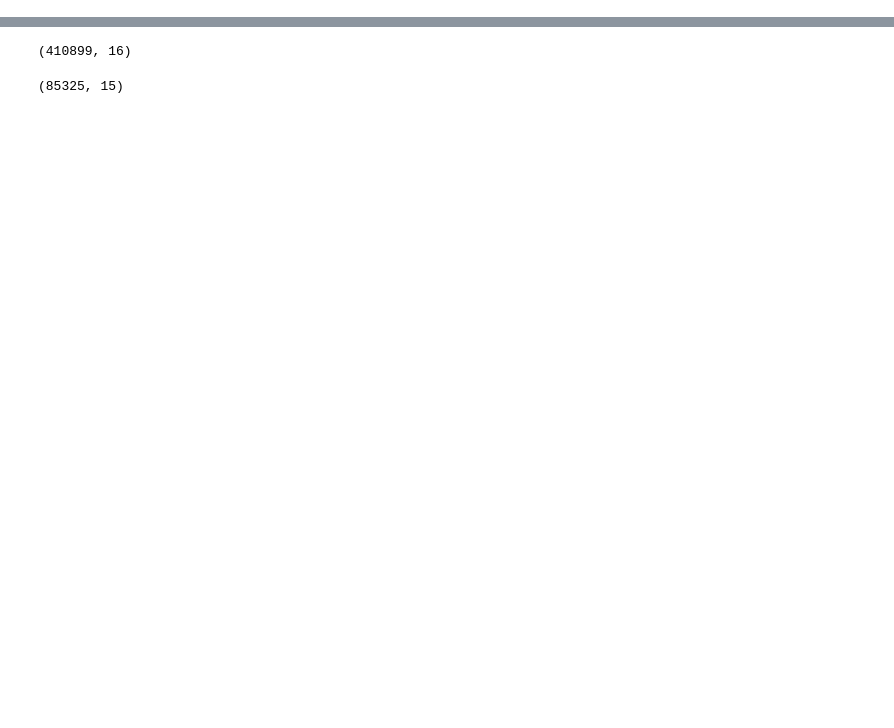
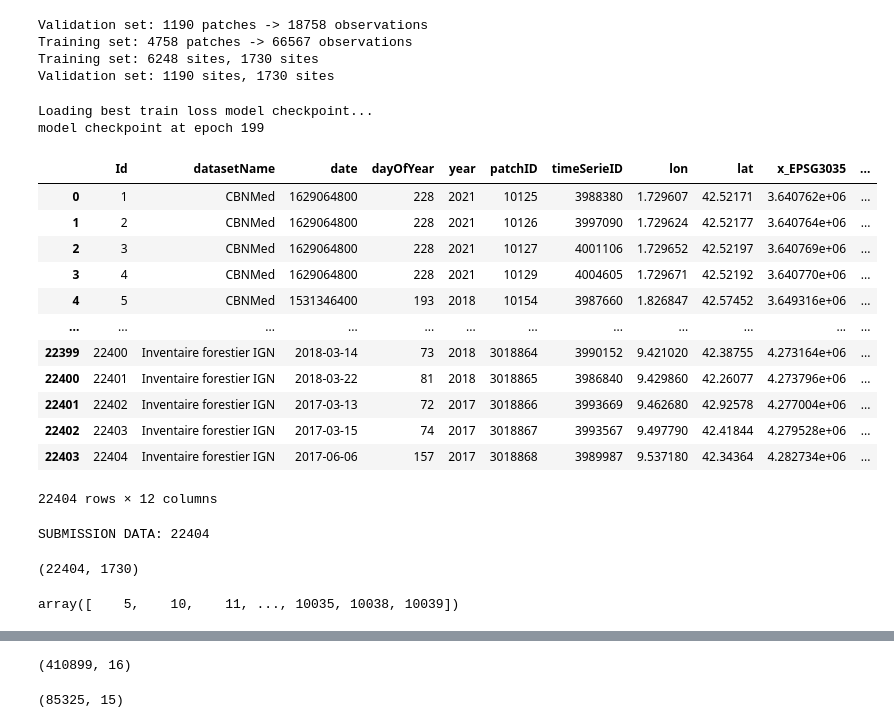
Before and after one commit to ninavantiel/multi_scale_SDMs, a Jupyter notebook: new_dataset.ipynb, the cells around one changed output, grey strips where cells are left out. Saved outputs shown, nothing was run; the diff lists cells and outputs as text; code cells hidden in the pictures; blank space fills up the shorter version.

```diff
--- a/new_dataset.ipynb
+++ b/new_dataset.ipynb
@@ -4,0 +16,65 @@ from PIL import Image
+# %%
+data_path = 'data/full_data/'
+presence_absence_path = data_path+'Presence_Absence_surveys/Presences_Absences_train.csv'
+
+presence_absence_df = pd.read_csv(presence_absence_path, sep=";", header='infer', low_memory=False)
+sorted_patches = presence_absence_df.drop_duplicates(['patchID','dayOfYear']).sort_values(['lat','lon'])
+
+n_val = round(sorted_patches.shape[0] * 0.2)
+val_patches = sorted_patches.iloc[0:n_val]
+val_presence_absence = presence_absence_df[(presence_absence_df['patchID'].isin(val_patches['patchID'])) &
+                                           (presence_absence_df['dayOfYear'].isin(val_patches['dayOfYear']))].reset_index(drop=True)
+print(f"Validation set: {n_val} patches -> {val_presence_absence.shape[0]} observations")
+train_patches = sorted_patches.iloc[n_val:]
+train_presence_absence = presence_absence_df[(presence_absence_df['patchID'].isin(train_patches['patchID'])) &
+                                             (presence_absence_df['dayOfYear'].isin(train_patches['dayOfYear']))].reset_index(drop=True)
+print(f"Training set: {train_patches.shape[0]} patches -> {train_presence_absence.shape[0]} observations")
+
+train_dataset = RGNIR_env_Dataset(train_presence_absence, env_patch_size=10, rgbnir_patch_size=100)
+n_species = len(train_dataset.species)
+print(f"Training set: {len(train_dataset)} sites, {n_species} sites")
+val_dataset = RGNIR_env_Dataset(val_presence_absence, species=train_dataset.species, env_patch_size=10, rgbnir_patch_size=100)
+print(f"Validation set: {len(val_dataset)} sites, {len(val_dataset.species)} sites")
+# %% [output]
+Validation set: 1190 patches -> 18758 observations
+Training set: 4758 patches -> 66567 observations
+Training set: 6248 sites, 1730 sites
+Validation set: 1190 sites, 1730 sites
+# %%
+model = twoBranchCNN(n_species)
+optimizer = torch.optim.SGD(model.parameters(), lr=learning_rate)#, momentum=0.9)
+loss_fn = torch.nn.BCEWithLogitsLoss()
+
+run_name = '24_dataset_from_scratch'
+print("\nLoading best train loss model checkpoint...")
+checkpoint = torch.load(f"models/{run_name}/best_train_loss.pth")
+model.load_state_dict(checkpoint['state_dict'])
+optimizer.load_state_dict(checkpoint['optimizer_state_dict'])
+epoch = checkpoint['epoch']
+print(f"model checkpoint at epoch {epoch}")
+# %% [output]
+Loading best train loss model checkpoint...
+model checkpoint at epoch 199
+# %%
+submission = pd.read_csv("data/test_blind.csv", sep=';')
+submission
+# %% [output]
+|  | Id | datasetName | date | dayOfYear | year | patchID | timeSerieID | lon | lat | x_EPSG3035 | ... |
+| 0 | 1 | CBNMed | 1629064800 | 228 | 2021 | 10125 | 3988380 | 1.729607 | 42.52171 | 3.640762e+06 | ... |
+| 1 | 2 | CBNMed | 1629064800 | 228 | 2021 | 10126 | 3997090 | 1.729624 | 42.52177 | 3.640764e+06 | ... |
+| 2 | 3 | CBNMed | 1629064800 | 228 | 2021 | 10127 | 4001106 | 1.729652 | 42.52197 | 3.640769e+06 | ... |
+| 3 | 4 | CBNMed | 1629064800 | 228 | 2021 | 10129 | 4004605 | 1.729671 | 42.52192 | 3.640770e+06 | ... |
+| 4 | 5 | CBNMed | 1531346400 | 193 | 2018 | 10154 | 3987660 | 1.826847 | 42.57452 | 3.649316e+06 | ... |
+| ... | ... | ... | ... | ... | ... | ... | ... | ... | ... | ... | ... |
+| 22399 | 22400 | Inventaire forestier IGN | 2018-03-14 | 73 | 2018 | 3018864 | 3990152 | 9.421020 | 42.38755 | 4.273164e+06 | ... |
+| 22400 | 22401 | Inventaire forestier IGN | 2018-03-22 | 81 | 2018 | 3018865 | 3986840 | 9.429860 | 42.26077 | 4.273796e+06 | ... |
+| 22401 | 22402 | Inventaire forestier IGN | 2017-03-13 | 72 | 2017 | 3018866 | 3993669 | 9.462680 | 42.92578 | 4.277004e+06 | ... |
+| 22402 | 22403 | Inventaire forestier IGN | 2017-03-15 | 74 | 2017 | 3018867 | 3993567 | 9.497790 | 42.41844 | 4.279528e+06 | ... |
+| 22403 | 22404 | Inventaire forestier IGN | 2017-06-06 | 157 | 2017 | 3018868 | 3989987 | 9.537180 | 42.34364 | 4.282734e+06 | ... |
+22404 rows × 12 columns
+# %%
+submission_dataset = RGNIR_env_Dataset(submission, species=train_dataset.species, env_patch_size=10, rgbnir_patch_size=100, label_col='Id')
+print(f"SUBMISSION DATA: {len(submission_dataset)}")
+submission_loader = torch.utils.data.DataLoader(submission_dataset, shuffle=False, batch_size=batch_size, num_workers=24)
+# %% [output]
+SUBMISSION DATA: 22404
@@ -4,0 +86,12 @@ from PIL import Image
+# %%
+best_threshold = 0.1
+y_pred = np.concatenate(y_pred_list)
+y_bin = np.where(y_pred > best_threshold, 1, 0)
+y_pred.shape
+# %% [output]
+(22404, 1730)
+# %%
+targets = train_dataset.species
+targets
+# %% [output]
+array([    5,    10,    11, ..., 10035, 10038, 10039])
```
Also changed, not shown: parts of 36 cells of this notebook, 13 other files.
